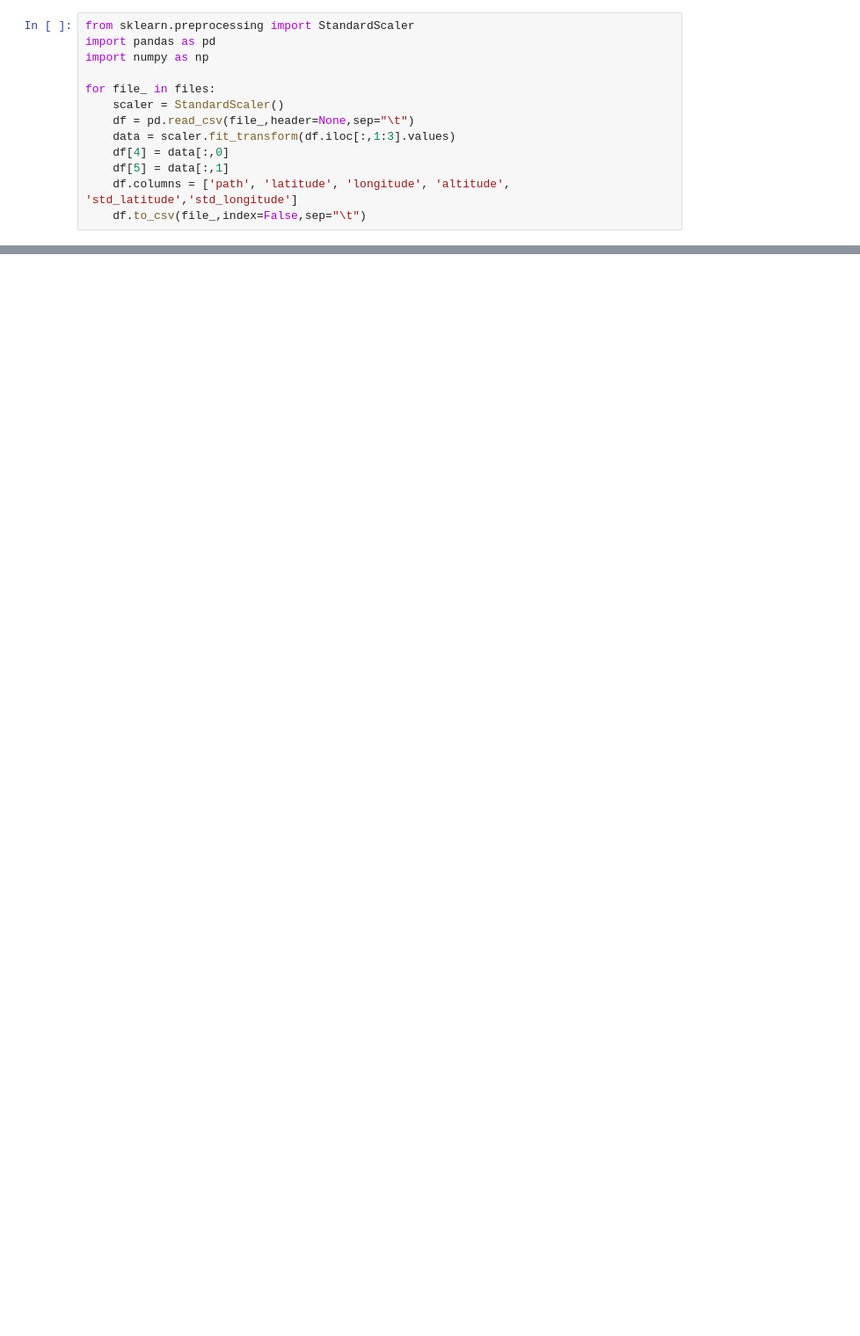
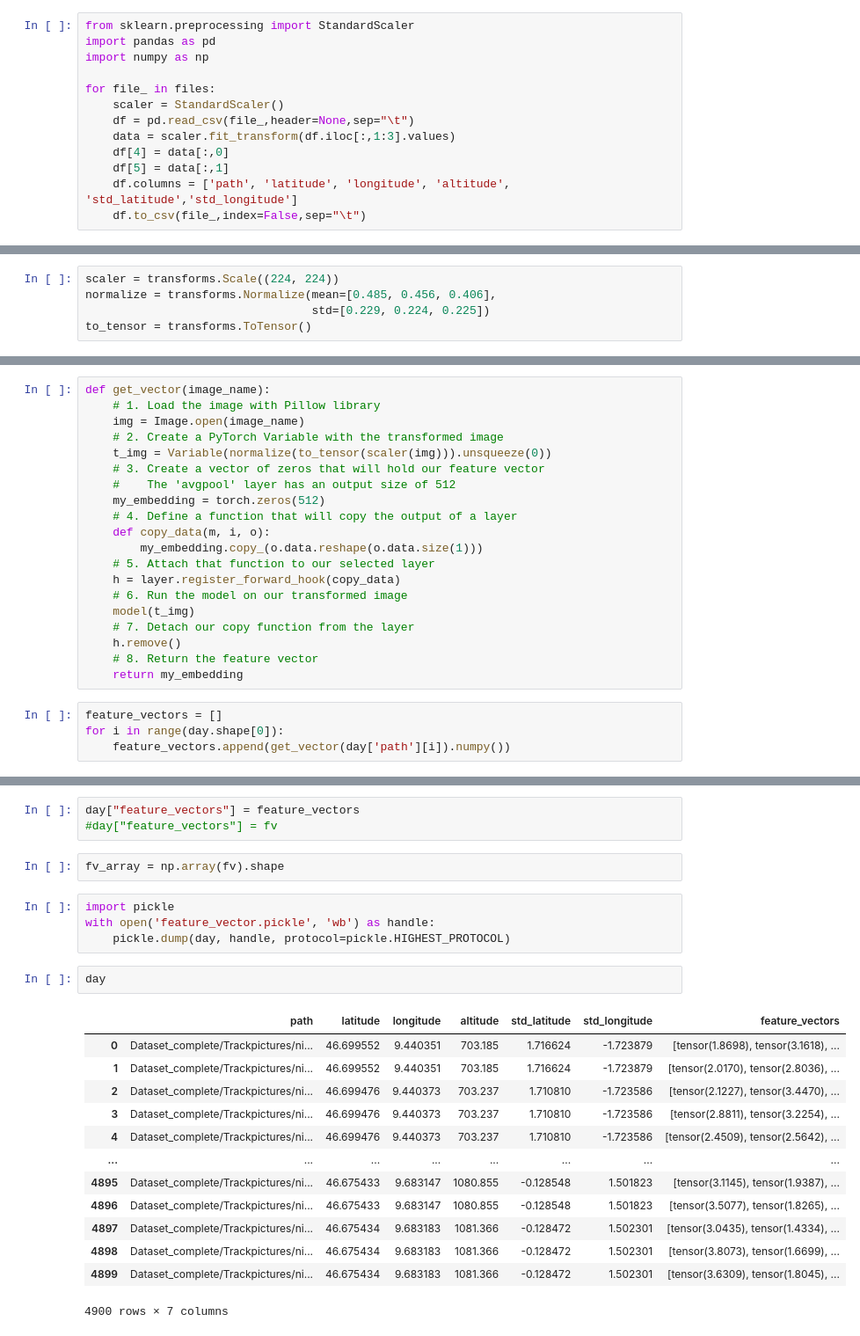
Before and after one commit to greatmerlin/nowyouseeme, a Jupyter notebook: data/preprocess.ipynb, the cells around one changed output, grey strips where cells are left out. Shown: that part at 88% size. Cells and saved outputs as stored; diff of their text form; blank space fills up the shorter version.

```diff
--- a/data/preprocess.ipynb
+++ b/data/preprocess.ipynb
@@ -54,0 +134,5 @@ plt.scatter(data[:,0],data[:,1])
+# %%
+scaler = transforms.Scale((224, 224))
+normalize = transforms.Normalize(mean=[0.485, 0.456, 0.406],
+                                 std=[0.229, 0.224, 0.225])
+to_tensor = transforms.ToTensor()
@@ -54,0 +142,24 @@ plt.scatter(data[:,0],data[:,1])
+# %%
+def get_vector(image_name):
+    # 1. Load the image with Pillow library
+    img = Image.open(image_name)
+    # 2. Create a PyTorch Variable with the transformed image
+    t_img = Variable(normalize(to_tensor(scaler(img))).unsqueeze(0))
+    # 3. Create a vector of zeros that will hold our feature vector
+    #    The 'avgpool' layer has an output size of 512
+    my_embedding = torch.zeros(512)
+    # 4. Define a function that will copy the output of a layer
+    def copy_data(m, i, o):
+        my_embedding.copy_(o.data.reshape(o.data.size(1)))
+    # 5. Attach that function to our selected layer
+    h = layer.register_forward_hook(copy_data)
+    # 6. Run the model on our transformed image
+    model(t_img)
+    # 7. Detach our copy function from the layer
+    h.remove()
+    # 8. Return the feature vector
+    return my_embedding
+# %%
+feature_vectors = []
+for i in range(day.shape[0]):
+    feature_vectors.append(get_vector(day['path'][i]).numpy())
@@ -54,0 +170,25 @@ plt.scatter(data[:,0],data[:,1])
+# %%
+day["feature_vectors"] = feature_vectors
+#day["feature_vectors"] = fv
+# %%
+fv_array = np.array(fv).shape
+# %%
+import pickle
+with open('feature_vector.pickle', 'wb') as handle:
+    pickle.dump(day, handle, protocol=pickle.HIGHEST_PROTOCOL)
+# %%
+day
+# %% [output]
+|  | path | latitude | longitude | altitude | std_latitude | std_longitude | feature_vectors |
+| 0 | Dataset_complete/Trackpictures/ni... | 46.699552 | 9.440351 | 703.185 | 1.716624 | -1.723879 | [tensor(1.8698), tensor(3.1618), ... |
+| 1 | Dataset_complete/Trackpictures/ni... | 46.699552 | 9.440351 | 703.185 | 1.716624 | -1.723879 | [tensor(2.0170), tensor(2.8036), ... |
+| 2 | Dataset_complete/Trackpictures/ni... | 46.699476 | 9.440373 | 703.237 | 1.710810 | -1.723586 | [tensor(2.1227), tensor(3.4470), ... |
+| 3 | Dataset_complete/Trackpictures/ni... | 46.699476 | 9.440373 | 703.237 | 1.710810 | -1.723586 | [tensor(2.8811), tensor(3.2254), ... |
+| 4 | Dataset_complete/Trackpictures/ni... | 46.699476 | 9.440373 | 703.237 | 1.710810 | -1.723586 | [tensor(2.4509), tensor(2.5642), ... |
+| ... | ... | ... | ... | ... | ... | ... | ... |
+| 4895 | Dataset_complete/Trackpictures/ni... | 46.675433 | 9.683147 | 1080.855 | -0.128548 | 1.501823 | [tensor(3.1145), tensor(1.9387), ... |
+| 4896 | Dataset_complete/Trackpictures/ni... | 46.675433 | 9.683147 | 1080.855 | -0.128548 | 1.501823 | [tensor(3.5077), tensor(1.8265), ... |
+| 4897 | Dataset_complete/Trackpictures/ni... | 46.675434 | 9.683183 | 1081.366 | -0.128472 | 1.502301 | [tensor(3.0435), tensor(1.4334), ... |
+| 4898 | Dataset_complete/Trackpictures/ni... | 46.675434 | 9.683183 | 1081.366 | -0.128472 | 1.502301 | [tensor(3.8073), tensor(1.6699), ... |
+| 4899 | Dataset_complete/Trackpictures/ni... | 46.675434 | 9.683183 | 1081.366 | -0.128472 | 1.502301 | [tensor(3.6309), tensor(1.8045), ... |
+4900 rows × 7 columns
```
Also changed, not shown: parts of 22 cells of this notebook, 1 other file.
